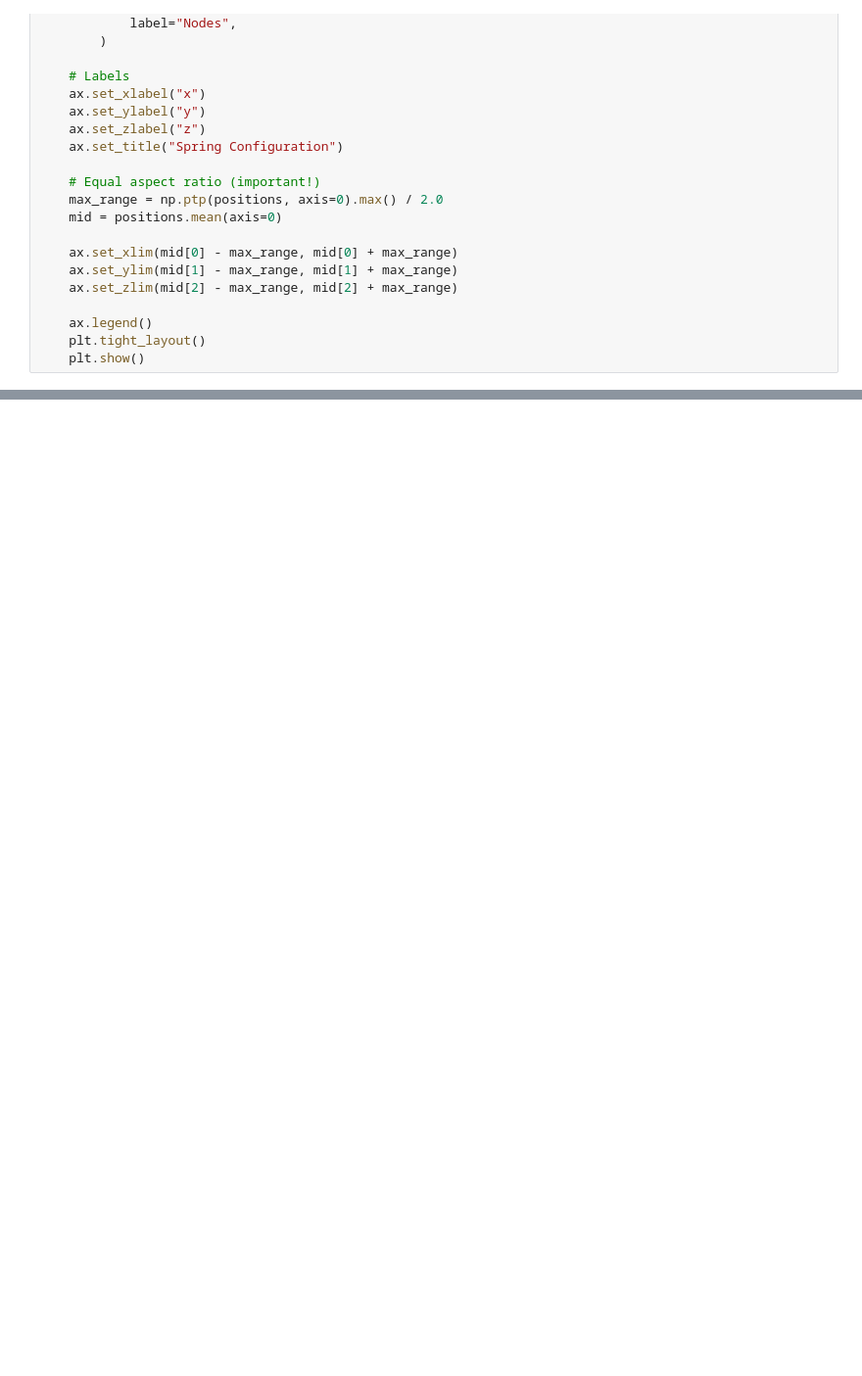
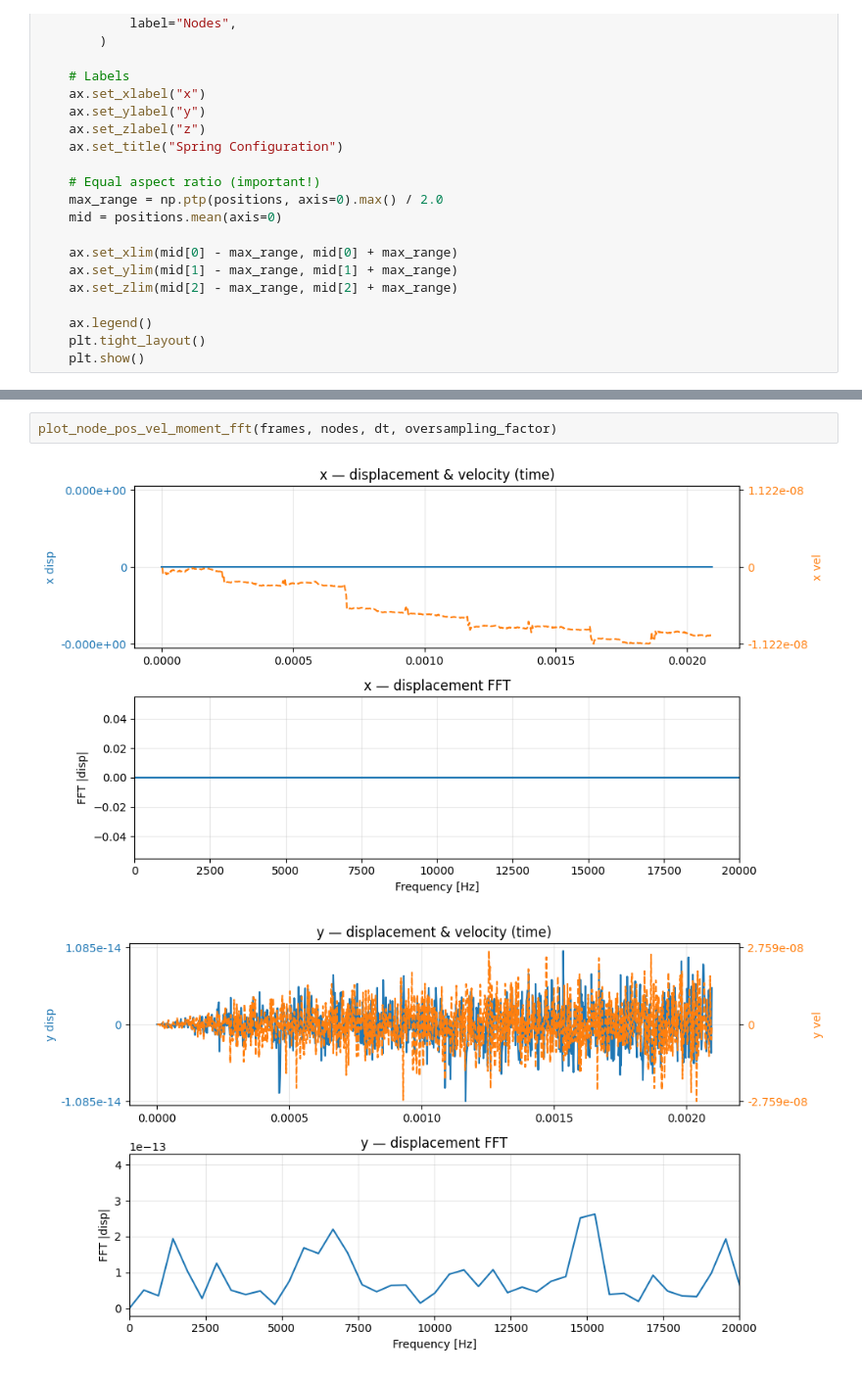
Before and after one commit to sebastian-stubenvoll/wgpu-string-fdm, a Jupyter notebook: Cosserat.ipynb, the cells around one changed output, grey strips where cells are left out. Shown at 98% size. Cells and saved outputs as stored; diff of their text form; blank space fills up the shorter version.

```diff
--- a/Cosserat.ipynb
+++ b/Cosserat.ipynb
@@ -319,0 +575,5 @@ p[2]
+# %%
+plot_node_pos_vel_moment_fft(frames, nodes, dt, oversampling_factor)
+# %% [output]
+[figure, added]
+[figure, added]
```
Also changed, not shown: parts of 19 cells of this notebook, 4 other files.
